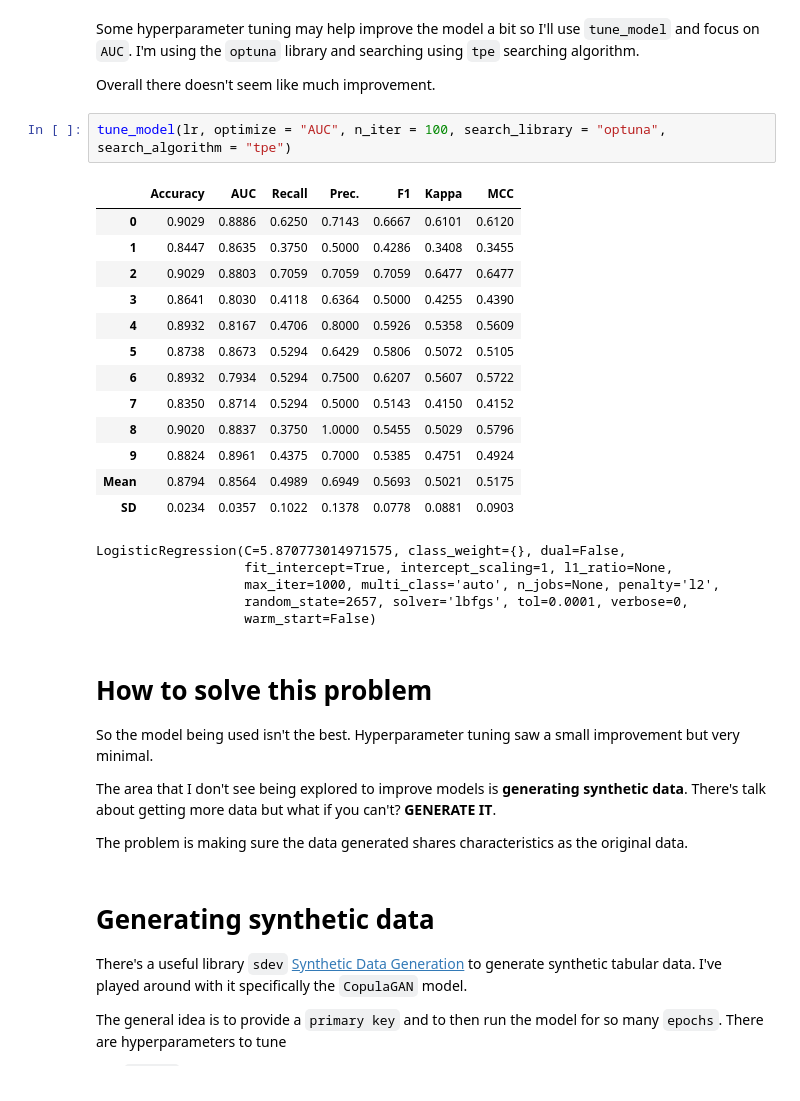
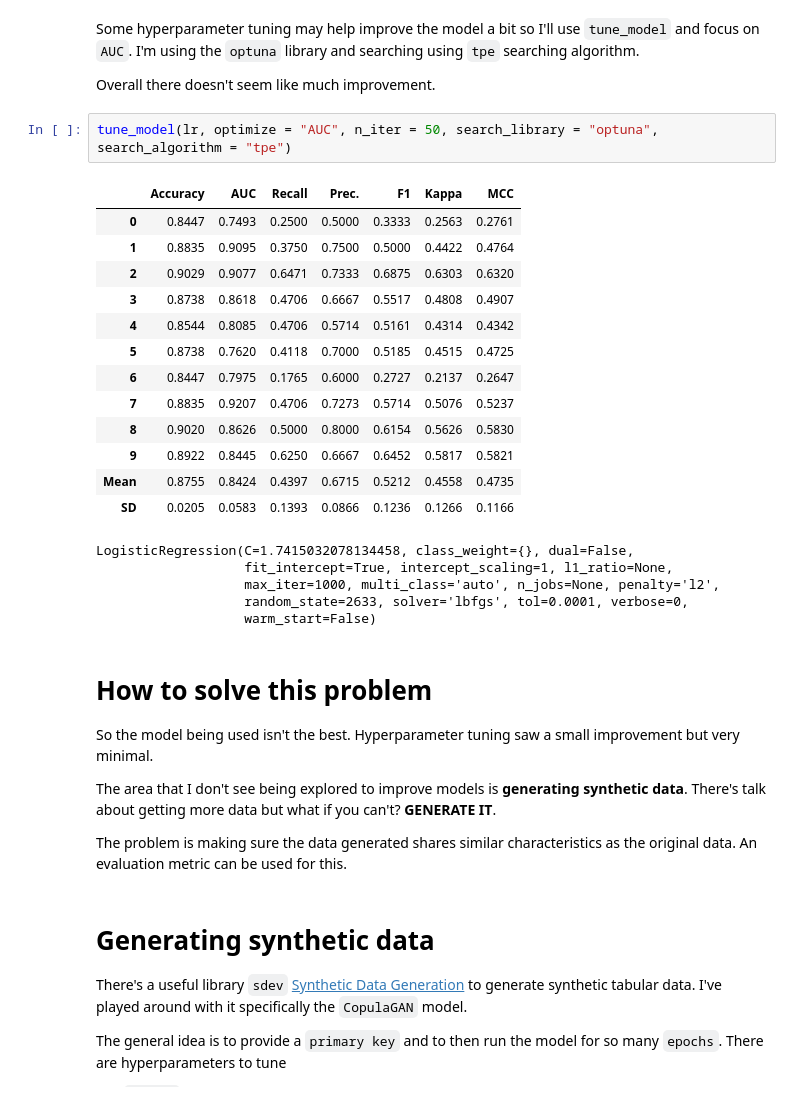
Before and after one commit to Oufattole/HR-Attrition, a Jupyter notebook: Predicting_employee_attrition.ipynb, the cells around one changed output. Saved outputs shown, nothing was run; the diff lists cells and outputs as text.

```diff
--- a/Predicting_employee_attrition.ipynb
+++ b/Predicting_employee_attrition.ipynb
@@ -294,25 +295,25 @@ Some hyperparameter tuning may help improve the model a bit so I'll use `tune_mo
 
 Overall there doesn't seem like much improvement.
 # %%
-tune_model(lr, optimize = "AUC", n_iter = 100, search_library = "optuna", search_algorithm = "tpe")
+tune_model(lr, optimize = "AUC", n_iter = 50, search_library = "optuna", search_algorithm = "tpe")
 # %% [output]
 |  | Accuracy | AUC | Recall | Prec. | F1 | Kappa | MCC |
-| 0 | 0.9029 | 0.8886 | 0.6250 | 0.7143 | 0.6667 | 0.6101 | 0.6120 |
-| 1 | 0.8447 | 0.8635 | 0.3750 | 0.5000 | 0.4286 | 0.3408 | 0.3455 |
-| 2 | 0.9029 | 0.8803 | 0.7059 | 0.7059 | 0.7059 | 0.6477 | 0.6477 |
-| 3 | 0.8641 | 0.8030 | 0.4118 | 0.6364 | 0.5000 | 0.4255 | 0.4390 |
-| 4 | 0.8932 | 0.8167 | 0.4706 | 0.8000 | 0.5926 | 0.5358 | 0.5609 |
-| 5 | 0.8738 | 0.8673 | 0.5294 | 0.6429 | 0.5806 | 0.5072 | 0.5105 |
-| 6 | 0.8932 | 0.7934 | 0.5294 | 0.7500 | 0.6207 | 0.5607 | 0.5722 |
-| 7 | 0.8350 | 0.8714 | 0.5294 | 0.5000 | 0.5143 | 0.4150 | 0.4152 |
-| 8 | 0.9020 | 0.8837 | 0.3750 | 1.0000 | 0.5455 | 0.5029 | 0.5796 |
-| 9 | 0.8824 | 0.8961 | 0.4375 | 0.7000 | 0.5385 | 0.4751 | 0.4924 |
-| Mean | 0.8794 | 0.8564 | 0.4989 | 0.6949 | 0.5693 | 0.5021 | 0.5175 |
-| SD | 0.0234 | 0.0357 | 0.1022 | 0.1378 | 0.0778 | 0.0881 | 0.0903 |
+| 0 | 0.8447 | 0.7493 | 0.2500 | 0.5000 | 0.3333 | 0.2563 | 0.2761 |
+| 1 | 0.8835 | 0.9095 | 0.3750 | 0.7500 | 0.5000 | 0.4422 | 0.4764 |
+| 2 | 0.9029 | 0.9077 | 0.6471 | 0.7333 | 0.6875 | 0.6303 | 0.6320 |
+| 3 | 0.8738 | 0.8618 | 0.4706 | 0.6667 | 0.5517 | 0.4808 | 0.4907 |
+| 4 | 0.8544 | 0.8085 | 0.4706 | 0.5714 | 0.5161 | 0.4314 | 0.4342 |
+| 5 | 0.8738 | 0.7620 | 0.4118 | 0.7000 | 0.5185 | 0.4515 | 0.4725 |
+| 6 | 0.8447 | 0.7975 | 0.1765 | 0.6000 | 0.2727 | 0.2137 | 0.2647 |
+| 7 | 0.8835 | 0.9207 | 0.4706 | 0.7273 | 0.5714 | 0.5076 | 0.5237 |
+| 8 | 0.9020 | 0.8626 | 0.5000 | 0.8000 | 0.6154 | 0.5626 | 0.5830 |
+| 9 | 0.8922 | 0.8445 | 0.6250 | 0.6667 | 0.6452 | 0.5817 | 0.5821 |
+| Mean | 0.8755 | 0.8424 | 0.4397 | 0.6715 | 0.5212 | 0.4558 | 0.4735 |
+| SD | 0.0205 | 0.0583 | 0.1393 | 0.0866 | 0.1236 | 0.1266 | 0.1166 |
-LogisticRegression(C=5.870773014971575, class_weight={}, dual=False,
+LogisticRegression(C=1.7415032078134458, class_weight={}, dual=False,
                    fit_intercept=True, intercept_scaling=1, l1_ratio=None,
                    max_iter=1000, multi_class='auto', n_jobs=None, penalty='l2',
-                   random_state=2657, solver='lbfgs', tol=0.0001, verbose=0,
+                   random_state=2633, solver='lbfgs', tol=0.0001, verbose=0,
                    warm_start=False)
 # %% [markdown]
 # **How to solve this problem**
@@ -320,7 +321,7 @@ So the model being used isn't the best. Hyperparameter tuning saw a small improv
 
 The area that I don't see being explored to improve models is **generating synthetic data**. There's talk about getting more data but what if you can't? **GENERATE IT**.
 
-The problem is making sure the data generated shares characteristics as the original data.
+The problem is making sure the data generated shares similar characteristics as the original data. An evaluation metric can be used for this.
 # %% [markdown]
 # **Generating synthetic data**
 There's a useful library `sdev` [Synthetic Data Generation](https://github.com/sdv-dev/SDV) to generate synthetic tabular data. I've played around with it specifically the `CopulaGAN` model.
```
Also changed, not shown: parts of 19 cells of this notebook, 4 other files.
